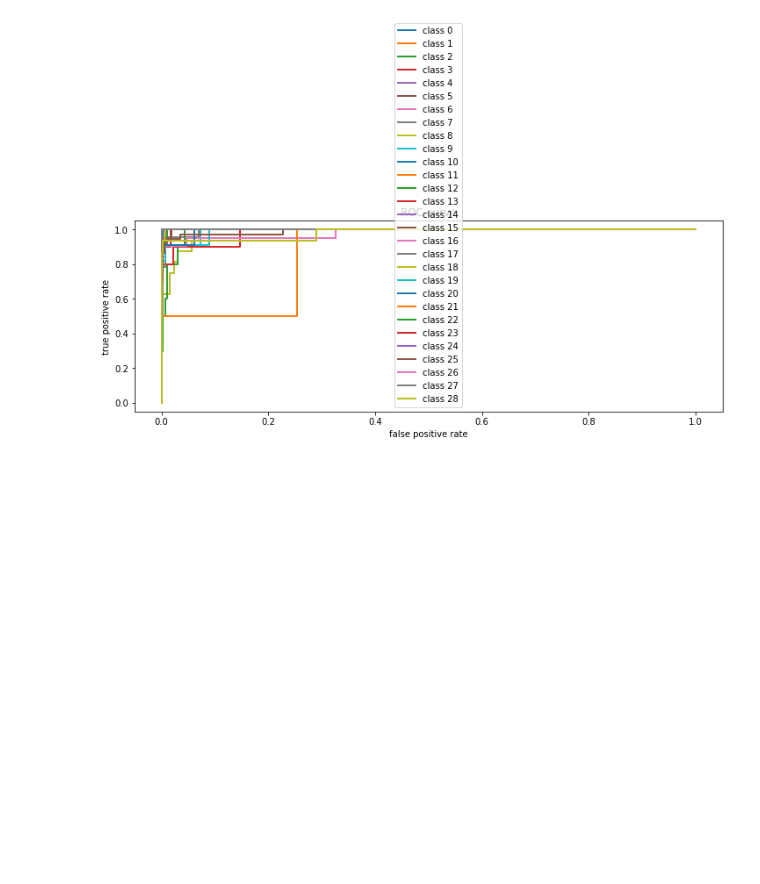
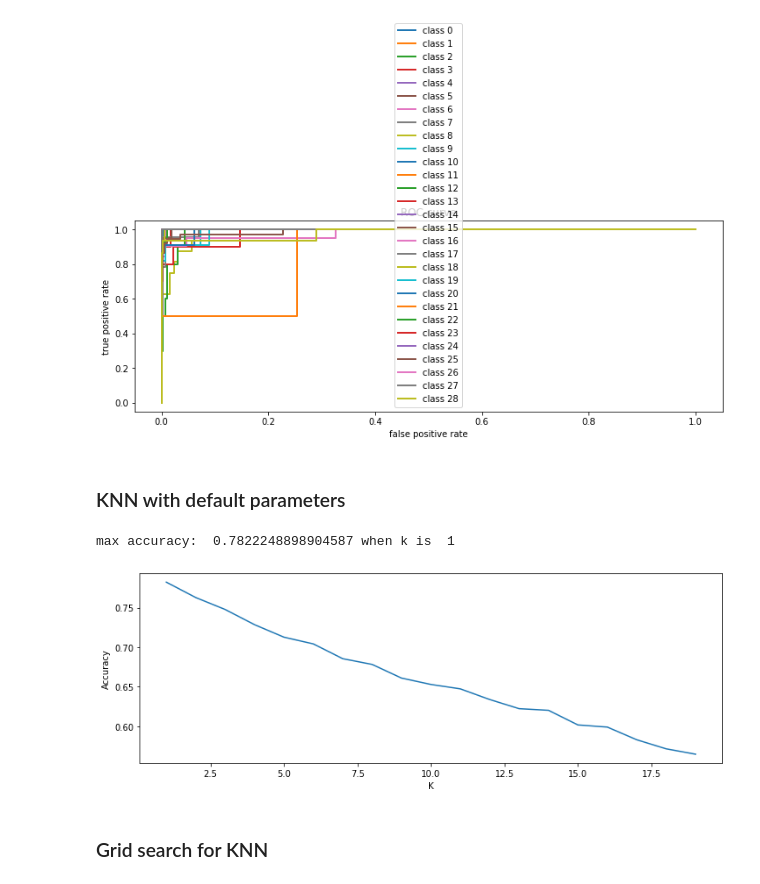
Before and after one commit to zepsgit/ocean-mammal-sounds-classification, a Jupyter notebook: build_model.ipynb, the cells around one changed output. Drawn from its saved outputs; the diff is of its cells as text; code cells hidden in the pictures; blank space fills up the shorter version.

```diff
--- a/build_model.ipynb
+++ b/build_model.ipynb
@@ -176,3 +176,28 @@ plt.title("ROC curve")
 plt.show()
 # %% [output]
 [figure]
+# %% [markdown]
+### KNN with default parameters
+# %%
+from sklearn.model_selection import cross_val_score
+from sklearn.neighbors import KNeighborsClassifier
+import matplotlib.pyplot as plt
+
+cv_scores = []
+for n in range(1,20):
+    knn = KNeighborsClassifier(n_neighbors=n)
+    scores = cross_val_score(knn,
+                             X,
+                             y_num,
+                             cv=10,
+                             scoring='f1_weighted')
+    cv_scores.append(scores.mean())
+plt.plot(range(1,20),cv_scores)
+plt.xlabel('K')
+plt.ylabel('Accuracy')
+print("max accuracy: ", max(cv_scores),"when k is ", cv_scores.index(max(cv_scores))+1)
+# %% [output]
+max accuracy:  0.7822248898904587 when k is  1
+[figure, added]
+# %% [markdown]
+### Grid search for KNN
```
Also changed, not shown: parts of 5 cells of this notebook.
